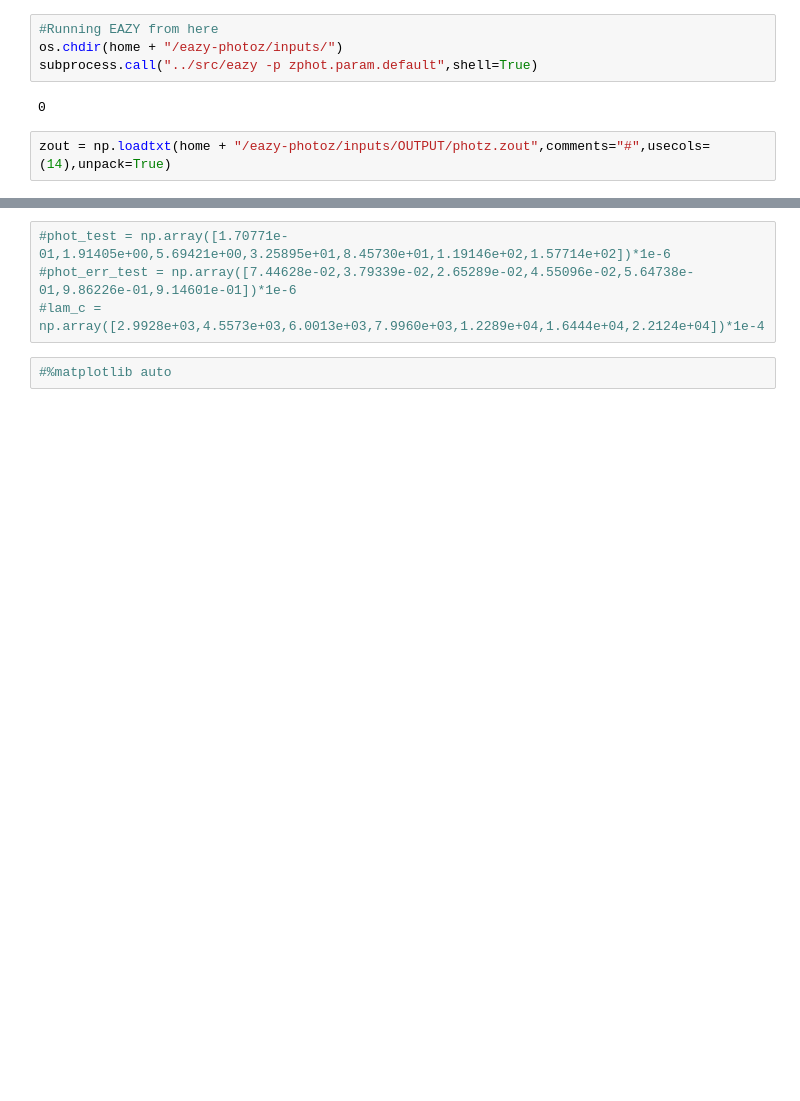
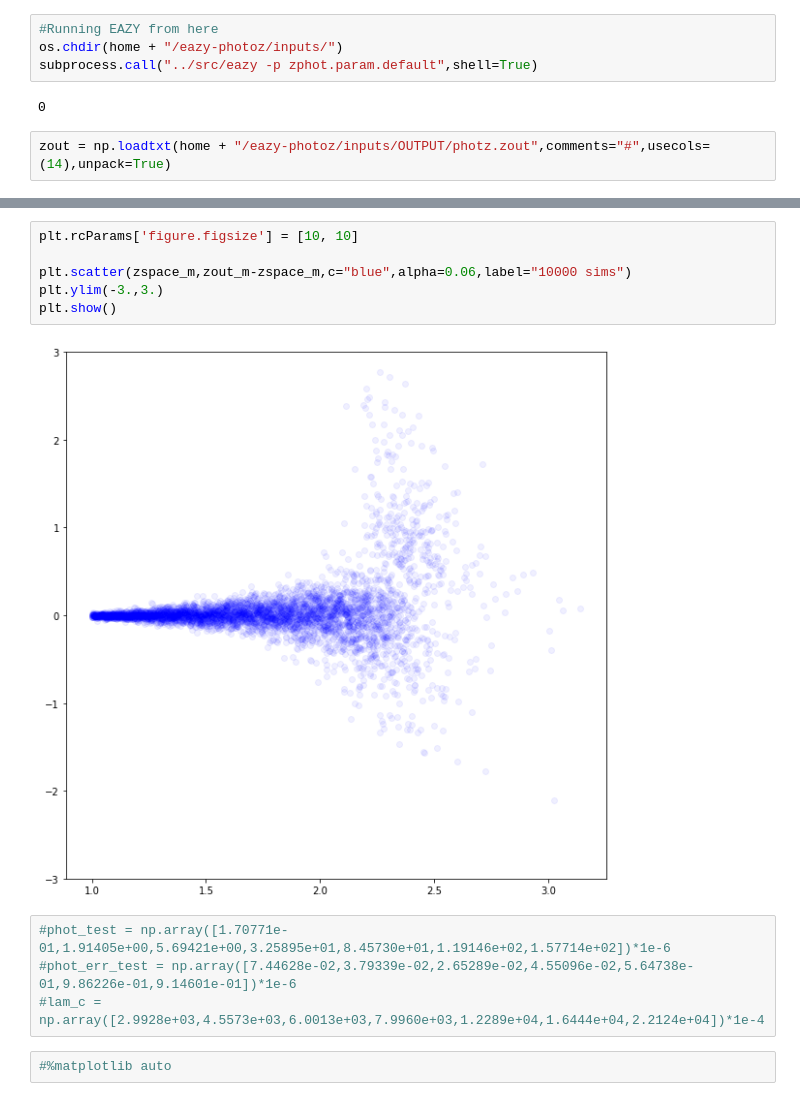
Before and after one commit to cpvargas/sed_research, a Jupyter notebook: library_prototype-2-main.ipynb, the cells around one changed output, grey strips where cells are left out. Cells and saved outputs as stored; diff of their text form; blank space fills up the shorter version.

```diff
--- a/library_prototype-2-main.ipynb
+++ b/library_prototype-2-main.ipynb
@@ -360,3 +393,11 @@ plt.show()
+# %%
+plt.rcParams['figure.figsize'] = [10, 10]
+
+plt.scatter(zspace_m,zout_m-zspace_m,c="blue",alpha=0.06,label="10000 sims")
+plt.ylim(-3.,3.)
+plt.show()
+# %% [output]
+[figure, added]
 # %%
 #phot_test = np.array([1.70771e-01,1.91405e+00,5.69421e+00,3.25895e+01,8.45730e+01,1.19146e+02,1.57714e+02])*1e-6
 #phot_err_test = np.array([7.44628e-02,3.79339e-02,2.65289e-02,4.55096e-02,5.64738e-01,9.86226e-01,9.14601e-01])*1e-6
```
Also changed, not shown: parts of 26 cells of this notebook.
